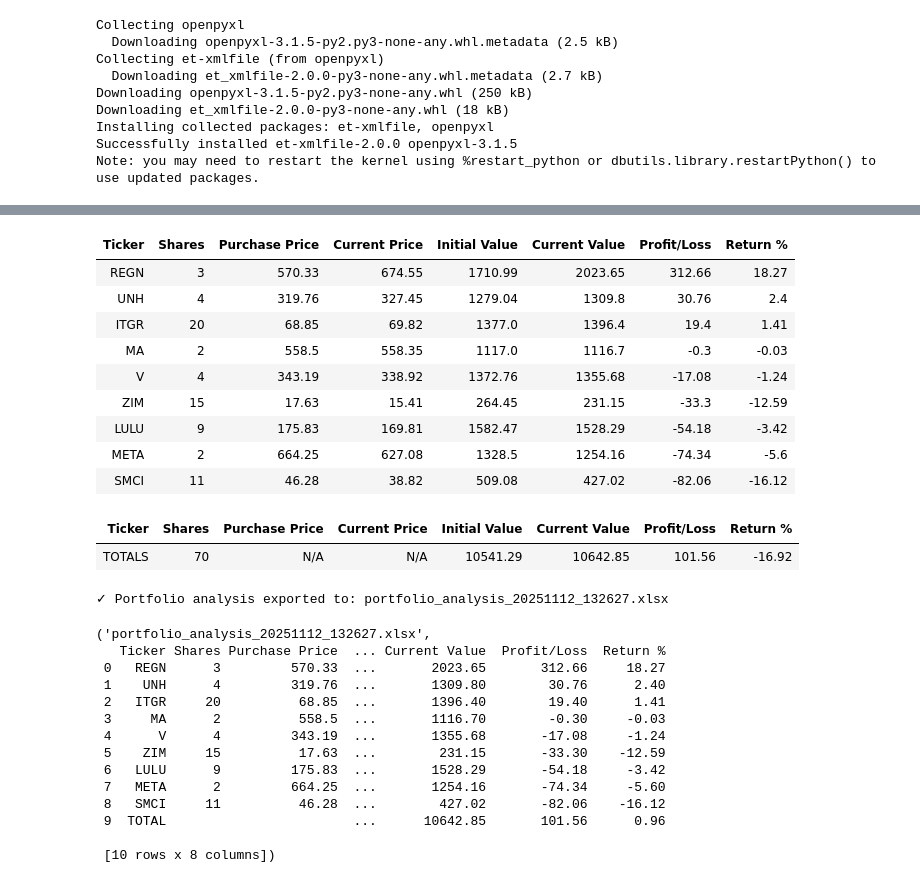
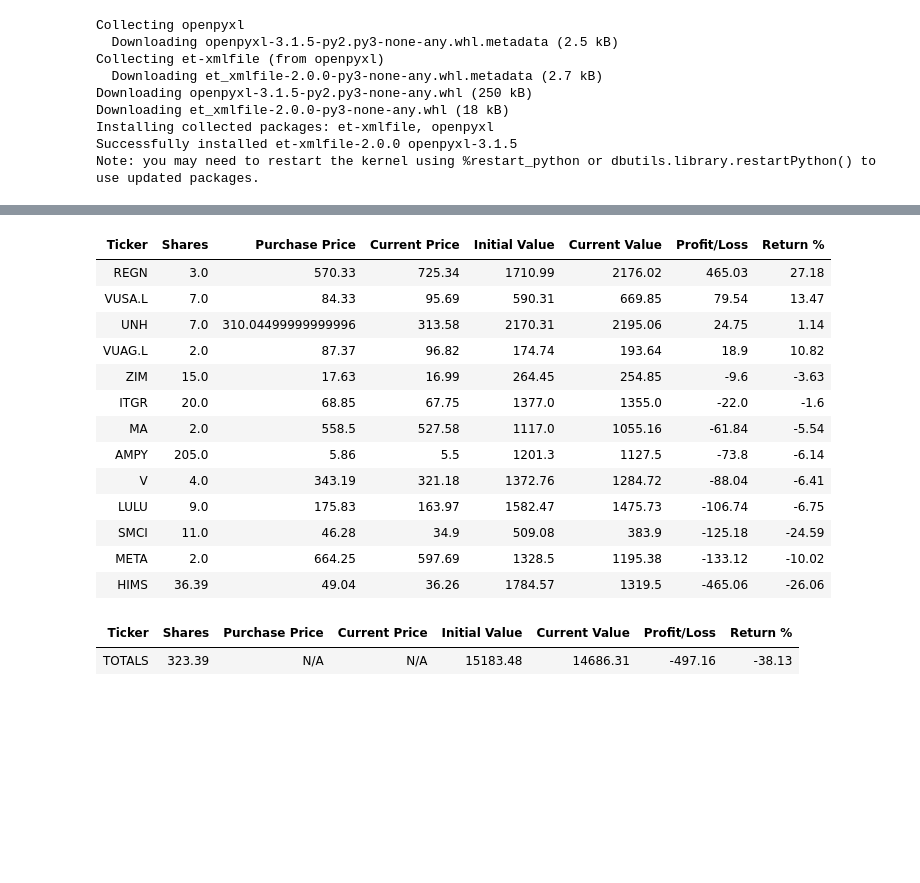
Before and after one commit to asavoullis/finance_stocks, a Jupyter notebook: src/portfolio_update.ipynb, the cells around one changed output, grey strips where cells are left out. Drawn from its saved outputs; the diff is of its cells as text; code cells hidden in the pictures; blank space fills up the shorter version.

Commit message:
update to aggregate similar stocks from other portfolios

```diff
--- a/src/portfolio_update.ipynb
+++ b/src/portfolio_update.ipynb
@@ -247,0 +269,3 @@ Fetching data for MA...
+# %%
+df_agg = pd.DataFrame(results)
+display(df_agg)
@@ -248,53 +287,38 @@ Fetching data for MA...
 # %%
-df_results = pd.DataFrame(results)
-df_results["PL_Sort"] = df_results["Profit/Loss"].apply(lambda x: x if x != "N/A" else -999999)
-df_results = df_results.sort_values("PL_Sort", ascending=False).drop("PL_Sort", axis=1)
-display(df_results)
+df_agg["PL_Sort"] = df_agg["Profit/Loss"].apply(lambda x: x if x != "N/A" else -999999)
+df_agg = df_agg.sort_values("PL_Sort", ascending=False).drop("PL_Sort", axis=1)
+display(df_agg)
 # %% [output]
 | Ticker | Shares | Purchase Price | Current Price | Initial Value | Current Value | Profit/Loss | Return % |
-| REGN | 3 | 570.33 | 674.55 | 1710.99 | 2023.65 | 312.66 | 18.27 |
-| UNH | 4 | 319.76 | 327.45 | 1279.04 | 1309.8 | 30.76 | 2.4 |
-| ITGR | 20 | 68.85 | 69.82 | 1377.0 | 1396.4 | 19.4 | 1.41 |
-| MA | 2 | 558.5 | 558.35 | 1117.0 | 1116.7 | -0.3 | -0.03 |
-| V | 4 | 343.19 | 338.92 | 1372.76 | 1355.68 | -17.08 | -1.24 |
-| ZIM | 15 | 17.63 | 15.41 | 264.45 | 231.15 | -33.3 | -12.59 |
-| LULU | 9 | 175.83 | 169.81 | 1582.47 | 1528.29 | -54.18 | -3.42 |
-| META | 2 | 664.25 | 627.08 | 1328.5 | 1254.16 | -74.34 | -5.6 |
-| SMCI | 11 | 46.28 | 38.82 | 509.08 | 427.02 | -82.06 | -16.12 |
+| REGN | 3.0 | 570.33 | 725.34 | 1710.99 | 2176.02 | 465.03 | 27.18 |
+| VUSA.L | 7.0 | 84.33 | 95.69 | 590.31 | 669.85 | 79.54 | 13.47 |
+| UNH | 7.0 | 310.04499999999996 | 313.58 | 2170.31 | 2195.06 | 24.75 | 1.14 |
+| VUAG.L | 2.0 | 87.37 | 96.82 | 174.74 | 193.64 | 18.9 | 10.82 |
+| ZIM | 15.0 | 17.63 | 16.99 | 264.45 | 254.85 | -9.6 | -3.63 |
+| ITGR | 20.0 | 68.85 | 67.75 | 1377.0 | 1355.0 | -22.0 | -1.6 |
+| MA | 2.0 | 558.5 | 527.58 | 1117.0 | 1055.16 | -61.84 | -5.54 |
+| AMPY | 205.0 | 5.86 | 5.5 | 1201.3 | 1127.5 | -73.8 | -6.14 |
+| V | 4.0 | 343.19 | 321.18 | 1372.76 | 1284.72 | -88.04 | -6.41 |
+| LULU | 9.0 | 175.83 | 163.97 | 1582.47 | 1475.73 | -106.74 | -6.75 |
+| SMCI | 11.0 | 46.28 | 34.9 | 509.08 | 383.9 | -125.18 | -24.59 |
+| META | 2.0 | 664.25 | 597.69 | 1328.5 | 1195.38 | -133.12 | -10.02 |
+| HIMS | 36.39 | 49.04 | 36.26 | 1784.57 | 1319.5 | -465.06 | -26.06 |
 # %%
 # Calculate totals for columns from 'Purchase Price' to 'Return %'
 totals_row = {
     "Ticker": "TOTALS",
-    "Shares": round(df_results[df_results["Shares"] != "N/A"]["Shares"].sum(), 2),
+    "Shares": round(df_agg[df_agg["Shares"] != "N/A"]["Shares"].sum(), 2),
     "Purchase Price": "N/A",
     "Current Price": "N/A",
-    "Initial Value": round(df_results[df_results["Initial Value"] != "N/A"]["Initial Value"].sum(), 2),
-    "Current Value": round(df_results[df_results["Current Value"] != "N/A"]["Current Value"].sum(), 2),
-    "Profit/Loss": round(df_results[df_results["Profit/Loss"] != "N/A"]["Profit/Loss"].sum(), 2),
-    "Return %": round(df_results[df_results["Return %"] != "N/A"]["Return %"].sum(), 2),
+    "Initial Value": round(df_agg[df_agg["Initial Value"] != "N/A"]["Initial Value"].sum(), 2),
+    "Current Value": round(df_agg[df_agg["Current Value"] != "N/A"]["Current Value"].sum(), 2),
+    "Profit/Loss": round(df_agg[df_agg["Profit/Loss"] != "N/A"]["Profit/Loss"].sum(), 2),
+    "Return %": round(df_agg[df_agg["Return %"] != "N/A"]["Return %"].sum(), 2),
 }
 
 df_totals = pd.DataFrame([totals_row])
-# df_results_with_totals = pd.concat([df_results, df_totals], ignore_index=True)
+# df_agg_with_totals = pd.concat([df_agg, df_totals], ignore_index=True)
 display(df_totals)
 # %% [output]
 | Ticker | Shares | Purchase Price | Current Price | Initial Value | Current Value | Profit/Loss | Return % |
-| TOTALS | 70 | N/A | N/A | 10541.29 | 10642.85 | 101.56 | -16.92 |
+| TOTALS | 323.39 | N/A | N/A | 15183.48 | 14686.31 | -497.16 | -38.13 |
-# %%
-export_to_excel(results)
-# %% [output]
-✓ Portfolio analysis exported to: portfolio_analysis_20251112_132627.xlsx
-('portfolio_analysis_20251112_132627.xlsx',
-   Ticker Shares Purchase Price  ... Current Value  Profit/Loss  Return %
- 0   REGN      3         570.33  ...       2023.65       312.66     18.27
- 1    UNH      4         319.76  ...       1309.80        30.76      2.40
- 2   ITGR     20          68.85  ...       1396.40        19.40      1.41
- 3     MA      2          558.5  ...       1116.70        -0.30     -0.03
- 4      V      4         343.19  ...       1355.68       -17.08     -1.24
- 5    ZIM     15          17.63  ...        231.15       -33.30    -12.59
- 6   LULU      9         175.83  ...       1528.29       -54.18     -3.42
- 7   META      2         664.25  ...       1254.16       -74.34     -5.60
- 8   SMCI     11          46.28  ...        427.02       -82.06    -16.12
- 9  TOTAL                        ...      10642.85       101.56      0.96
-
- [10 rows x 8 columns])
```
Also changed, not shown: parts of 5 cells of this notebook.
